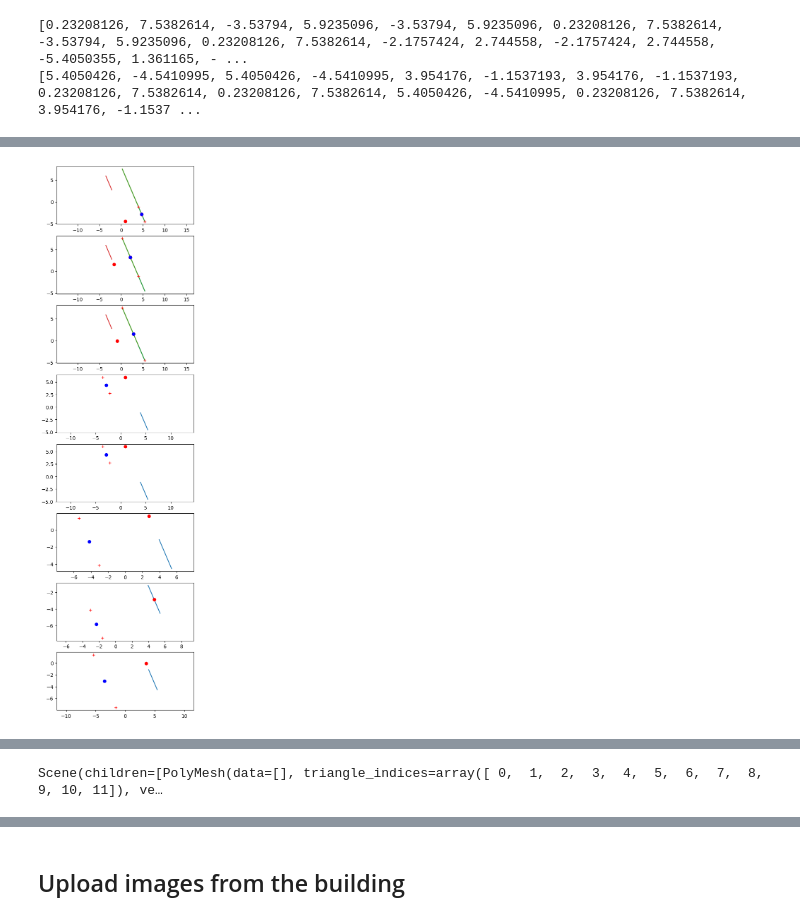
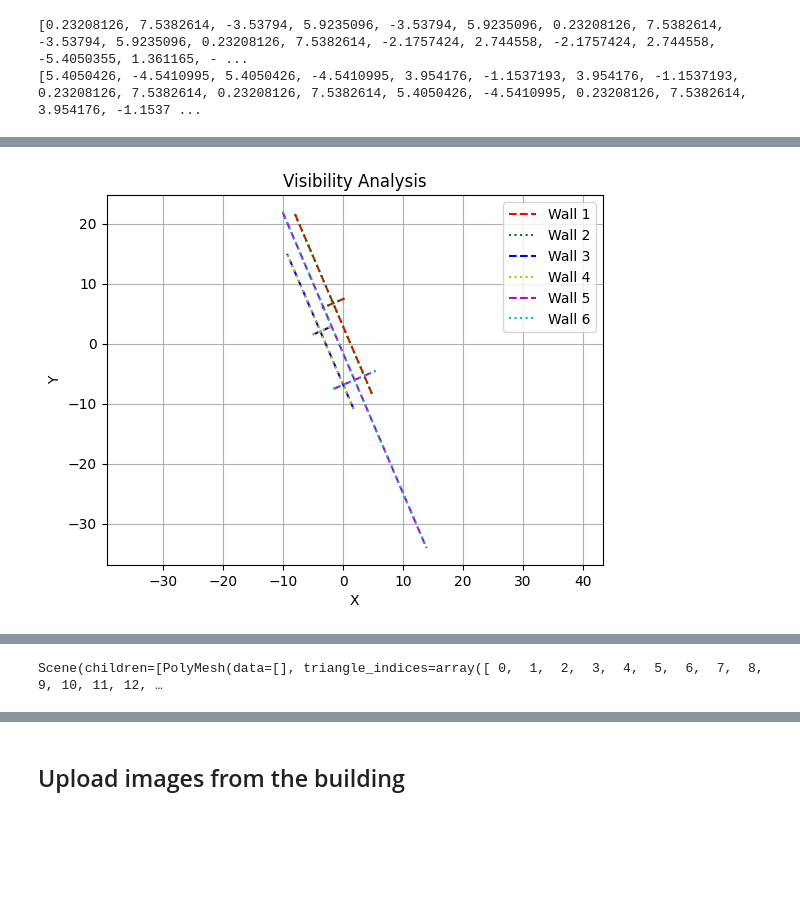
Before and after one commit to looopic/3DTexturingWithOpenData, a Jupyter notebook: getModelFromAddress.ipynb, the cells around one changed output, grey strips where cells are left out. Saved outputs shown, nothing was run; the diff lists cells and outputs as text; code cells hidden in the pictures; blank space fills up the shorter version.

Commit message:
Tried fixing error with wall separation

```diff
--- a/getModelFromAddress.ipynb
+++ b/getModelFromAddress.ipynb
@@ -277,6 +277,8 @@ n_walls, e_walls, s_walls, w_walls = [], [], [], []
 n_walls_vertices, e_walls_vertices, s_walls_vertices, w_walls_vertices = [], [], [], []
 vectorsNS=[]
 vectorsWE=[]
+color=['r', 'g', 'b', 'y', 'm', 'c', 'k', 'w']
+styles=['dashed',  'dotted']
 
 for i in range(0, len(wallsNS2D), 6):
     x1, y1, x2, y2, x3, y3 = wallsNS2D[i], wallsNS2D[i+1], wallsNS2D[i+2], wallsNS2D[i+3], wallsNS2D[i+4], wallsNS2D[i+5]
@@ -309,7 +311,7 @@ def intersection(s1 , s2):
         y= m1*x+c1
         return (x, y)
 
-for i in range(len(vectorsNS)):
+""" for i in range(len(vectorsNS)):
     x1, y1, dx, dy = vectorsNS[i]
     vector90= -dx/dy
     xmid, ymid = x1+dx/2, y1+dy/2
@@ -371,22 +373,78 @@ for i in range(len(vectorsWE)):
                 print("w walls")
                 e_walls_vertices.append(we_walls[0].vertices[i*9: i*9+9])
                 break
+
+
     axs[i].plot([x1, x1+dx], [y1, y1+dy], 'r+')
     axs[i].plot(xmid, ymid, 'bo')
     axs[i].axis('equal')
 
     print("")
 
+plt.show()"""
+
+def check_triangle_exists(array, triangle):
+    for i in range(0, len(array),9):
+        current_triangle = array[i:i+9]
+        if np.array_equal(current_triangle,triangle):
+            return True
+    return False
+
+for i in range(len(vectorsNS)):
+    if check_triangle_exists(n_walls_vertices, ns_walls[0].vertices[i*9: i*9+9]):
+        continue
+    x1, y1, dx, dy = vectorsNS[i]
+    vector90= -dx/dy
+    xmid, ymid = x1+dx/2, y1+dy/2
+    straight = (vector90, ymid - vector90*xmid)
+    plt.plot([x1, x1+dx], [y1, y1+dy], color[i%len(color)], label=f"Wall {i+1}", linestyle=styles[i%2])
+    plt.plot([xmid-(dy*4), xmid+(dy*4)], [ymid-(-dx*4), ymid+(-dx*4)], color[i%len(color)], linestyle=styles[i%2])
+
+    for j in range(i+1, len(vectorsNS)):
+        ox1, oy1, odx, ody = vectorsNS[j]
+        s2= (ody/odx, oy1-ody/odx*ox1)
+        #plt.plot([ox1, ox1+odx], [oy1, oy1+ody], color[j%len(color)], label=f"Wall J {j+1}")
+        if intersection(straight, s2) == None:
+            continue
+        elif isclose(intersection(straight, s2)[0], xmid, rel_tol=1e-2) and isclose(intersection(straight, s2)[1],ymid,rel_tol=1e-2):
+            print("Same wall")
+            continue
+        elif intersection(straight, s2)[1]>ymid and intersection(straight,s2)[0]<=max(ox1, ox1+odx) and intersection(straight,s2)[0]>=min(ox1,ox1+odx): #if there is a wall further north
+            print("wall further north: ",i, xmid, ymid, intersection(straight, s2))
+            s_walls_vertices.extend(ns_walls[0].vertices[i*9: i*9+9])
+            n_walls_vertices.extend(ns_walls[0].vertices[(i+1+j)*9: (i+1+j)*9+9])
+            continue
+        elif intersection(straight, s2)[1]<ymid and intersection(straight,s2)[0]<=max(ox1,ox1+odx) and intersection(straight,s2)[0]>=min(ox1,ox1+odx): #if there is a wall further south
+            print("wall further south: ",i, xmid, ymid, intersection(straight, s2))
+            n_walls_vertices.extend(ns_walls[0].vertices[i*9: i*9+9])
+            s_walls_vertices.extend(ns_walls[0].vertices[(i+1+j)*9: (i+1+j)*9+9])
+            continue
+        else:
+
+            print("error: unforseen case", intersection(straight, s2), xmid, ymid, ox1, ox1+odx)
+            continue
+
+    print ("")
+
+plt.xlabel('X')
+plt.ylabel('Y')
+plt.title('Visibility Analysis')
+plt.legend()
+plt.grid(True)
+plt.axis('equal')
 plt.show()
+
+print (n_walls_vertices)
+print (s_walls_vertices)
 
 n_walls.append(PolyMesh(vertices=n_walls_vertices, triangle_indices=range(len(n_walls_vertices)*3)))
 s_walls.append(PolyMesh(vertices=s_walls_vertices, triangle_indices=range(len(s_walls_vertices)*3)))
-w_walls.append(PolyMesh(vertices=w_walls_vertices, triangle_indices=range(len(w_walls_vertices)*3)))
-e_walls.append(PolyMesh(vertices=e_walls_vertices, triangle_indices=range(len(e_walls_vertices)*3)))
+#w_walls.append(PolyMesh(vertices=w_walls_vertices, triangle_indices=range(len(w_walls_vertices)*3)))
+#e_walls.append(PolyMesh(vertices=e_walls_vertices, triangle_indices=range(len(e_walls_vertices)*3)))
 
-print(w_walls)
-print(e_walls)
+print(n_walls)
+#print(s_walls)
 
-walls=Scene(n_walls)
+walls=Scene(s_walls)
 walls
 # %% [output]
@@ -410 +470 @@ w walls
-[figure, old version]
+[figure, new version]
@@ -430,4 +488,4 @@ w walls
-Scene(children=[PolyMesh(data=[], triangle_indices=array([ 0,  1,  2,  3,  4,  5,  6,  7,  8,  9, 10, 11]), ve…
+Scene(children=[PolyMesh(data=[], triangle_indices=array([ 0,  1,  2,  3,  4,  5,  6,  7,  8,  9, 10, 11, 12, …
 # %%
 import math
 import matplotlib.pyplot as plt
```
Also changed, not shown: parts of 3 cells of this notebook.
